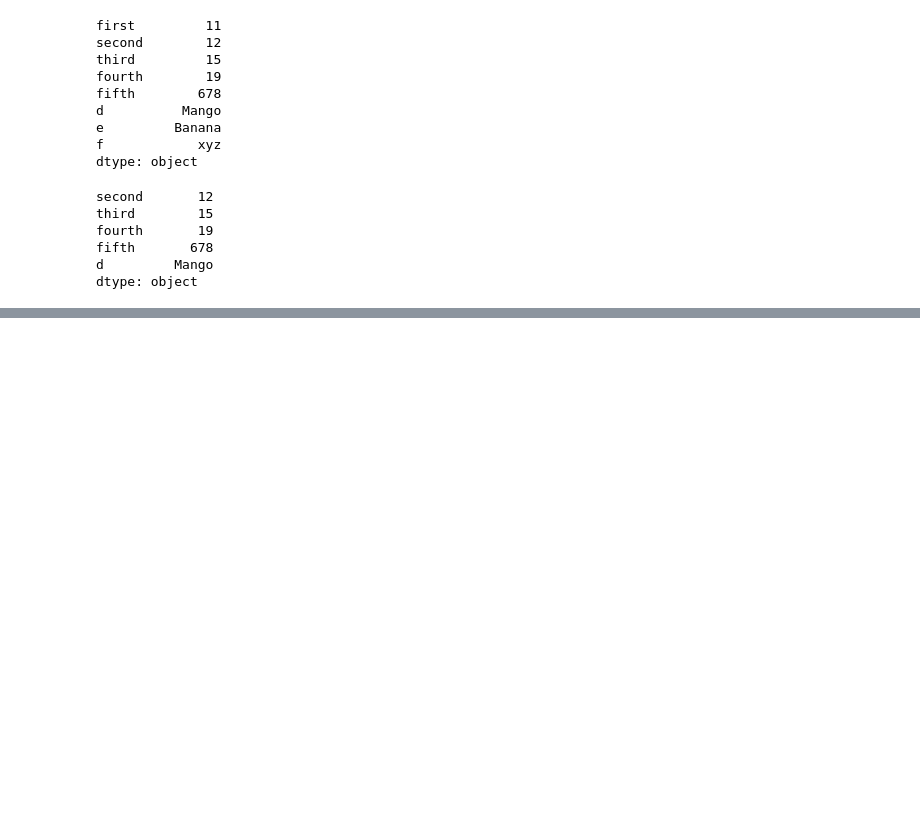
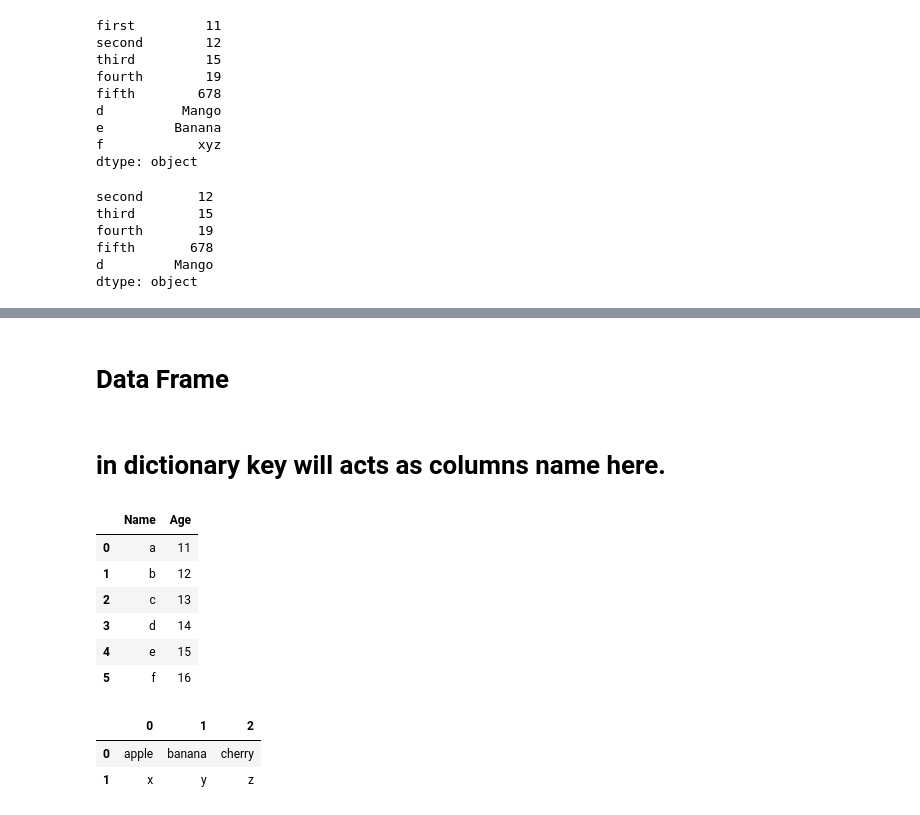
Before and after one commit to ATechievision/DataHubArchana, a Jupyter notebook: Pandas.ipynb, the cells around one changed output, grey strips where cells are left out. Cells and saved outputs as stored; diff of their text form; code cells hidden in the pictures; blank space fills up the shorter version.

```diff
--- a/Pandas.ipynb
+++ b/Pandas.ipynb
@@ -236,0 +251,24 @@ dtype: object
+# %% [markdown]
+# Data Frame
+# %% [markdown]
+# in dictionary key will acts as columns name here.
+# %%
+data={'Name' : ['a','b','c','d','e','f'], 'Age' : [11,12,13,14,15,16]}
+x=pd.DataFrame(data)
+x
+# %% [output]
+|  | Name | Age |
+| 0 | a | 11 |
+| 1 | b | 12 |
+| 2 | c | 13 |
+| 3 | d | 14 |
+| 4 | e | 15 |
+| 5 | f | 16 |
+# %%
+data=[['apple','banana','cherry'],['x','y','z']]
+x=pd.DataFrame(data)
+x
+# %% [output]
+|  | 0 | 1 | 2 |
+| 0 | apple | banana | cherry |
+| 1 | x | y | z |
```
Also changed, not shown: parts of 1 cell of this notebook.
